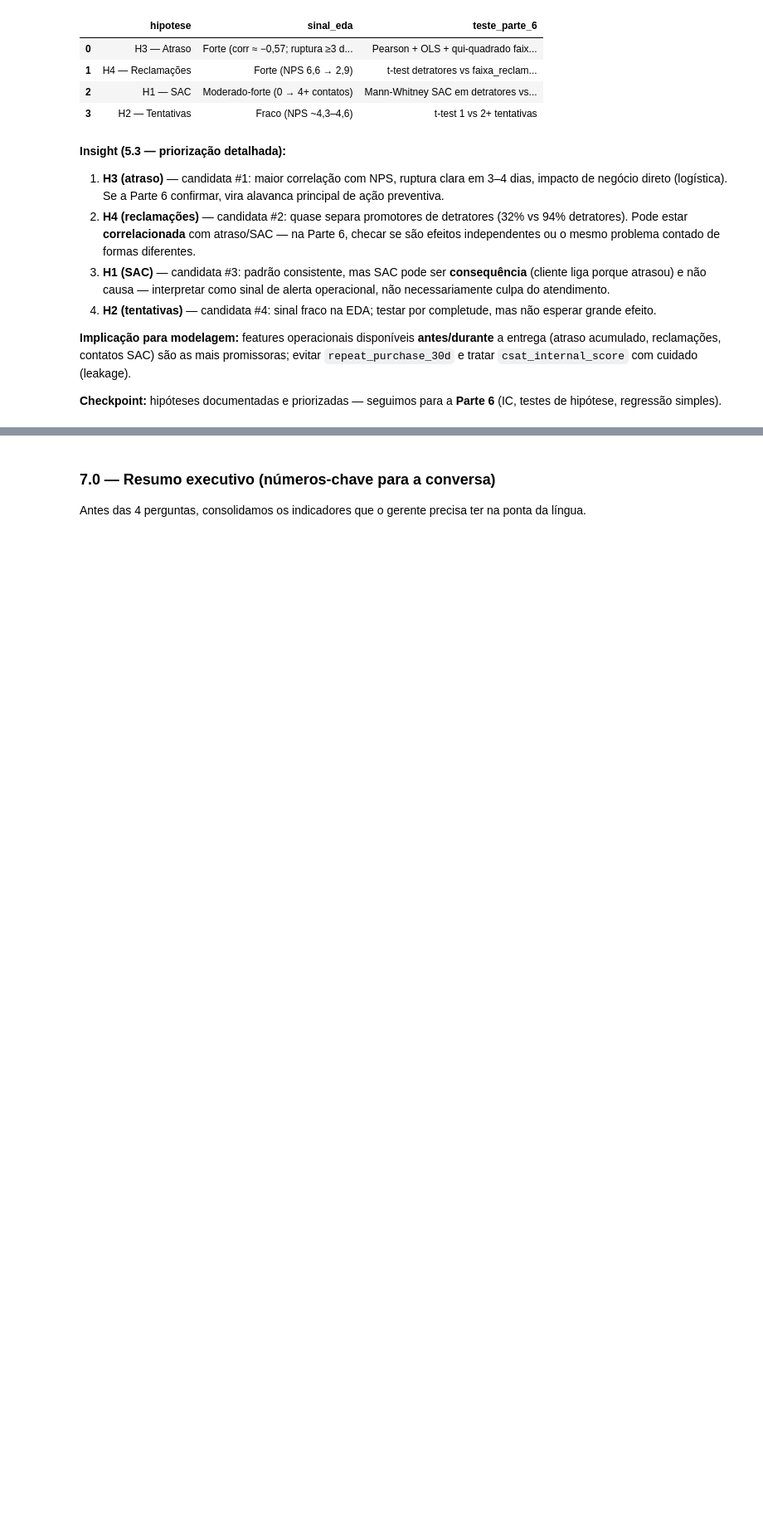
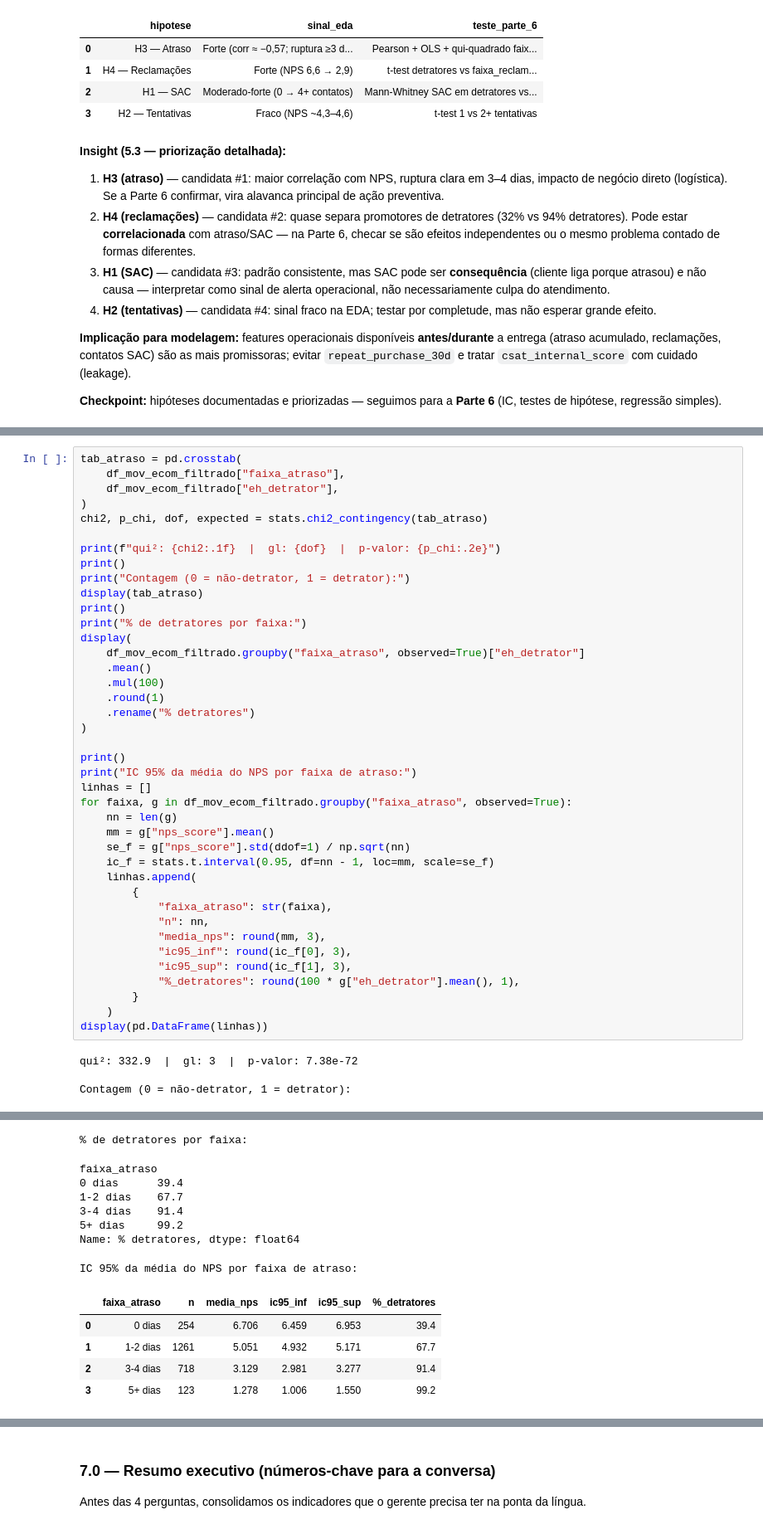
Before and after one commit to Cleivin/fiap-nps-preditivo-ecommerce, a Jupyter notebook: notebooks/desafio_nps_fase_01.ipynb, the cells around one changed output, grey strips where cells are left out. Shown at 83% size. Saved outputs shown, nothing was run; the diff lists cells and outputs as text; blank space fills up the shorter version.

```diff
--- a/notebooks/desafio_nps_fase_01.ipynb
+++ b/notebooks/desafio_nps_fase_01.ipynb
@@ -1362,0 +1527,44 @@ prioridade
+# %%
+tab_atraso = pd.crosstab(
+    df_mov_ecom_filtrado["faixa_atraso"],
+    df_mov_ecom_filtrado["eh_detrator"],
+)
+chi2, p_chi, dof, expected = stats.chi2_contingency(tab_atraso)
+
+print(f"qui²: {chi2:.1f}  |  gl: {dof}  |  p-valor: {p_chi:.2e}")
+print()
+print("Contagem (0 = não-detrator, 1 = detrator):")
+display(tab_atraso)
+print()
+print("% de detratores por faixa:")
+display(
+    df_mov_ecom_filtrado.groupby("faixa_atraso", observed=True)["eh_detrator"]
+    .mean()
+    .mul(100)
+    .round(1)
+    .rename("% detratores")
+)
+
+print()
+print("IC 95% da média do NPS por faixa de atraso:")
+linhas = []
+for faixa, g in df_mov_ecom_filtrado.groupby("faixa_atraso", observed=True):
+    nn = len(g)
+    mm = g["nps_score"].mean()
+    se_f = g["nps_score"].std(ddof=1) / np.sqrt(nn)
+    ic_f = stats.t.interval(0.95, df=nn - 1, loc=mm, scale=se_f)
+    linhas.append(
+        {
+            "faixa_atraso": str(faixa),
+            "n": nn,
+            "media_nps": round(mm, 3),
+            "ic95_inf": round(ic_f[0], 3),
+            "ic95_sup": round(ic_f[1], 3),
+            "%_detratores": round(100 * g["eh_detrator"].mean(), 1),
+        }
+    )
+display(pd.DataFrame(linhas))
+# %% [output]
+qui²: 332.9  |  gl: 3  |  p-valor: 7.38e-72
+
+Contagem (0 = não-detrator, 1 = detrator):
@@ -1362,0 +1577,13 @@ prioridade
+% de detratores por faixa:
+faixa_atraso
+0 dias      39.4
+1-2 dias    67.7
+3-4 dias    91.4
+5+ dias     99.2
+Name: % detratores, dtype: float64
+IC 95% da média do NPS por faixa de atraso:
+|  | faixa_atraso | n | media_nps | ic95_inf | ic95_sup | %_detratores |
+| 0 | 0 dias | 254 | 6.706 | 6.459 | 6.953 | 39.4 |
+| 1 | 1-2 dias | 1261 | 5.051 | 4.932 | 5.171 | 67.7 |
+| 2 | 3-4 dias | 718 | 3.129 | 2.981 | 3.277 | 91.4 |
+| 3 | 5+ dias | 123 | 1.278 | 1.006 | 1.550 | 99.2 |
```
Also changed, not shown: parts of 50 cells of this notebook, 3 other files.
